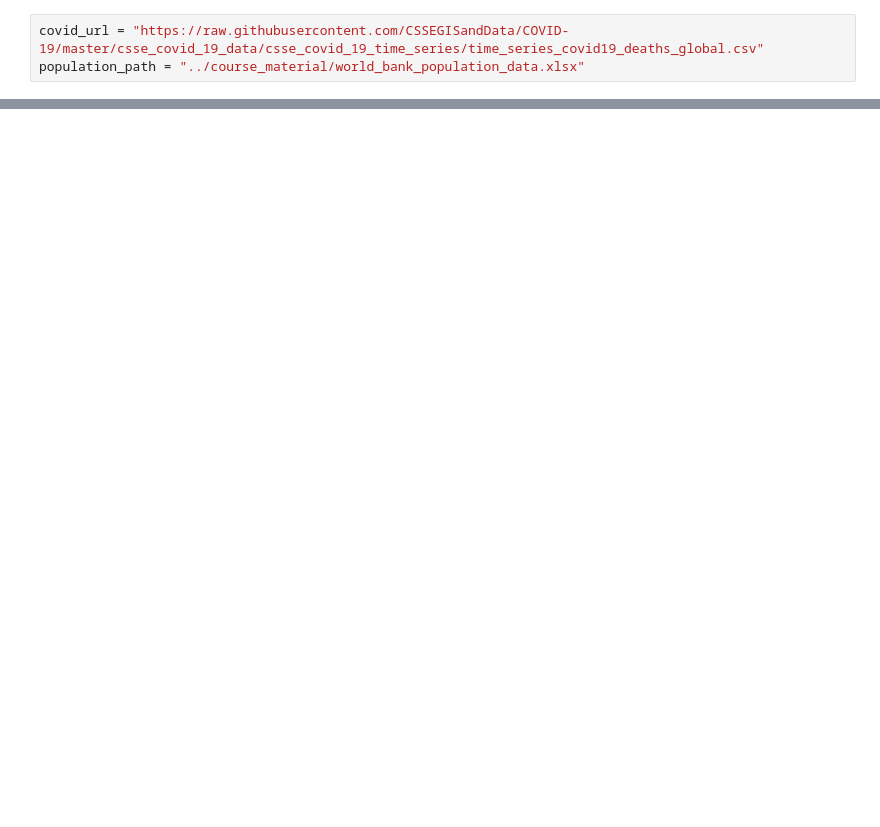
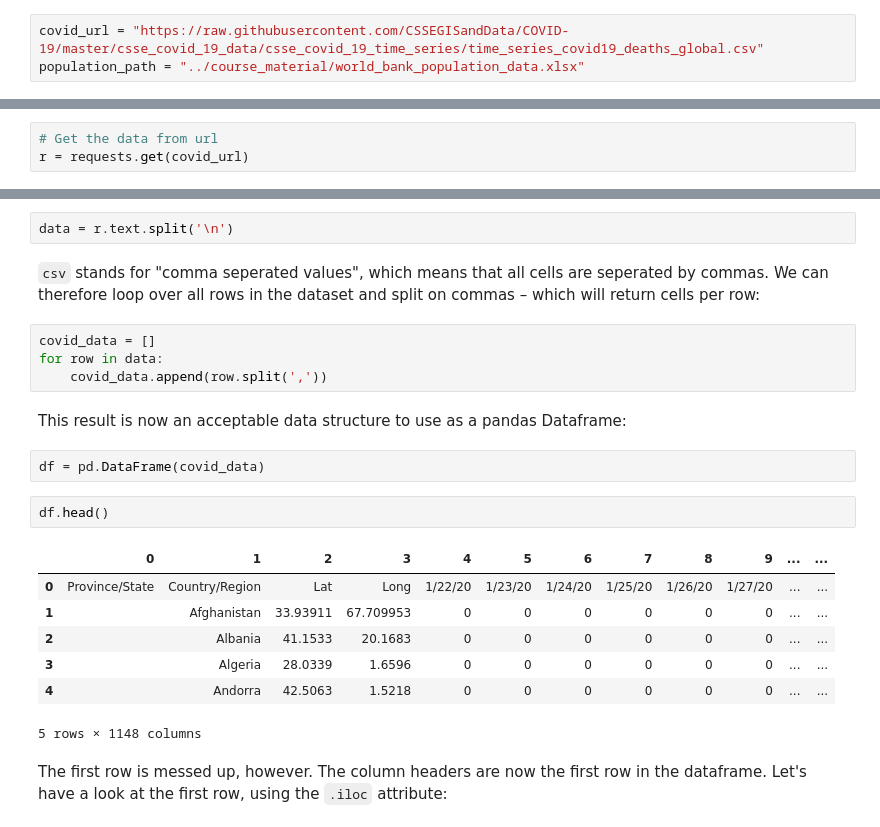
Before and after one commit to johan-ekman/learning_python, a Jupyter notebook: continuation_course/solutions.ipynb, the cells around one changed output, grey strips where cells are left out. Cells and saved outputs as stored; diff of their text form; blank space fills up the shorter version.

```diff
--- a/continuation_course/solutions.ipynb
+++ b/continuation_course/solutions.ipynb
@@ -1520,0 +1519,3 @@ df = df.sort_values('dead_p_100k',ascending=False)
+# %%
+# Get the data from url
+r = requests.get(covid_url)
@@ -1520,0 +1524,24 @@ df = df.sort_values('dead_p_100k',ascending=False)
+# %%
+data = r.text.split('\n')
+# %% [markdown]
+`csv` stands for "comma seperated values", which means that all cells are seperated by commas. We can therefore loop over all rows in the dataset and split on commas – which will return cells per row:
+# %%
+covid_data = []
+for row in data:
+    covid_data.append(row.split(','))
+# %% [markdown]
+This result is now an acceptable data structure to use as a pandas Dataframe:
+# %%
+df = pd.DataFrame(covid_data)
+# %%
+df.head()
+# %% [output]
+|  | 0 | 1 | 2 | 3 | 4 | 5 | 6 | 7 | 8 | 9 | ... | ... |
+| 0 | Province/State | Country/Region | Lat | Long | 1/22/20 | 1/23/20 | 1/24/20 | 1/25/20 | 1/26/20 | 1/27/20 | ... | ... |
+| 1 |  | Afghanistan | 33.93911 | 67.709953 | 0 | 0 | 0 | 0 | 0 | 0 | ... | ... |
+| 2 |  | Albania | 41.1533 | 20.1683 | 0 | 0 | 0 | 0 | 0 | 0 | ... | ... |
+| 3 |  | Algeria | 28.0339 | 1.6596 | 0 | 0 | 0 | 0 | 0 | 0 | ... | ... |
+| 4 |  | Andorra | 42.5063 | 1.5218 | 0 | 0 | 0 | 0 | 0 | 0 | ... | ... |
+5 rows × 1148 columns
+# %% [markdown]
+The first row is messed up, however. The column headers are now the first row in the dataframe. Let's have a look at the first row, using the `.iloc` attribute:
```
Also changed, not shown: parts of 52 cells of this notebook, 1 other file.
